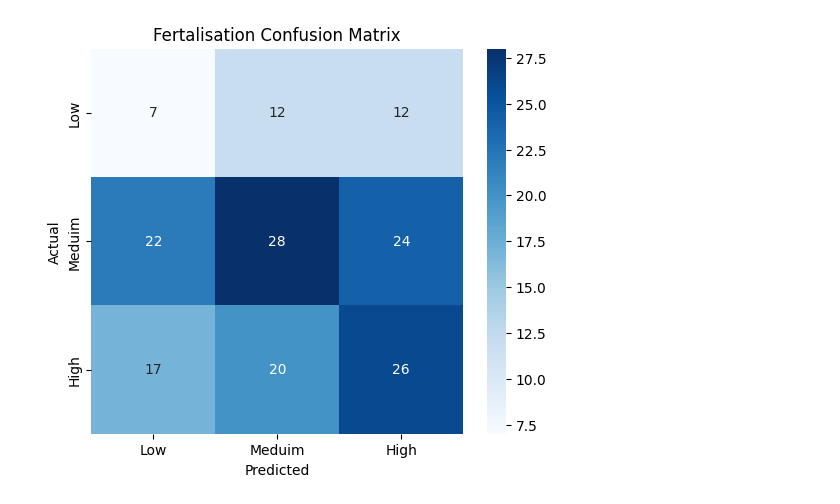
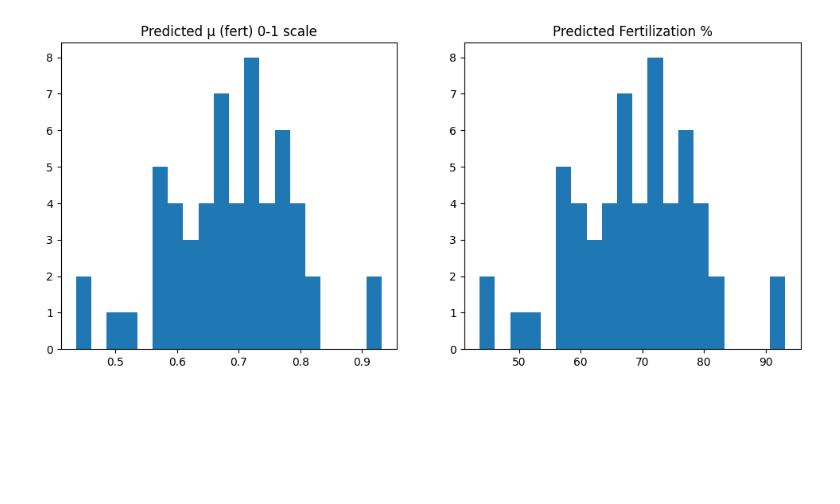
Before and after one commit to YaasinCole/Blast_Fert_Predict_Model, a Jupyter notebook: Blast_Fert_Predict_Model.ipynb, the cells around one changed output. Drawn from its saved outputs; the diff is of its cells as text; code cells hidden in the pictures; blank space fills up the shorter version.

Commit message:
best overall Model Performace 13/10/2025

```diff
--- a/Blast_Fert_Predict_Model.ipynb
+++ b/Blast_Fert_Predict_Model.ipynb
@@ -477,9 +563,8 @@ print("Training Fertilization Model...")
 fert_history = fert_model.fit(
     x_train_scaled, y_fert_train,
     validation_data=(x_val_scaled, y_fert_val),
-    epochs=100,
-    batch_size=32,
-    class_weight=fert_class_weight_dict,
+    epochs=200,
+    batch_size=HP["batch_size"],
     callbacks=fert_callbacks,
     verbose=1
 )
@@ -488,9 +573,8 @@ print("\nTraining Blastulation Model...")
 blast_history = blast_model.fit(
     x_train_scaled, y_blast_train,
     validation_data=(x_val_scaled, y_blast_val),
-    epochs=100,
-    batch_size=32,
-    class_weight=blast_class_weight_dict,
+    epochs=200,
+    batch_size=HP["batch_size"],
     callbacks=blast_callbacks,
     verbose=1
 )
@@ -515,43 +599,45 @@ Restoring model weights from the end of the best epoch: 14.
 # %%
-##CONFUSION MATRIX
+# --- Scale model outputs to realistic 0-100% range ---
+
+# Option 1: fixed range
+y_min_fert, y_max_fert = 0, 100
+y_min_blast, y_max_blast = 0, 100
+
+# 1. Get mu predictions from models
+y_pred_mu_fert = fert_model.predict(x_val_scaled)[:, 0]
+evaluate_percent(y_fert_val, y_pred_mu_fert, name="Fert (val)")
+
+y_pred_mu_blast = blast_model.predict(x_val_scaled)[:, 0]
+evaluate_percent(y_blast_val, y_pred_mu_blast, name="blast (val)")
+
+# 2. Scale to percentage
+y_pred_percent_fert = y_min_fert + (y_max_fert - y_min_fert) * y_pred_mu_fert
+y_pred_percent_blast = y_min_blast + (y_max_blast - y_min_blast) * y_pred_mu_blast
+
+# 3. Check distributions
 import matplotlib.pyplot as plt
-import seaborn as sns
-from sklearn.metrics import confusion_matrix, ConfusionMatrixDisplay
 
-## Getting the predictions on the validation set
-y_fert_pred_prob = fert_model.predict(x_val_scaled)
-y_fert_pred = y_fert_pred_prob.argmax(axis=1)
-
-#Computing the confusion matrix for fertilisation
-confmat_fert= confusion_matrix(y_fert_val, y_fert_pred)
-
-##Plotting and creating the confusion matrix
-plt.figure(figsize=(6,5))
-sns.heatmap(confmat_fert , annot=True, fmt='d', cmap='Blues',
-           xticklabels=['Low','Meduim','High'],
-           yticklabels=['Low','Meduim','High'])
-plt.xlabel("Predicted")
-plt.ylabel("Actual")
-plt.title("Fertalisation Confusion Matrix")
-plt.savefig("confusion_matrix_fert.png", dpi=300, bbox_inches="tight")
+# Fertilization
+plt.figure(figsize=(12,5))
+plt.subplot(1,2,1)
+plt.hist(y_pred_mu_fert, bins=20)
+plt.title("Predicted μ (fert) 0-1 scale")
+plt.subplot(1,2,2)
+plt.hist(y_pred_percent_fert, bins=20)
+plt.title("Predicted Fertilization %")
 plt.show()
 
+# Blastulation
+plt.figure(figsize=(12,5))
+plt.subplot(1,2,1)
+plt.hist(y_pred_mu_blast, bins=20)
+plt.title("Predicted μ (blast) 0-1 scale")
+plt.subplot(1,2,2)
+plt.hist(y_pred_percent_blast, bins=20)
+plt.title("Predicted Blastulation %")
+plt.show()
 
-## Getting the predictions on the validation set
-y_blast_pred_prob = blast_model.predict(x_val_scaled)
-y_blast_pred = y_blast_pred_prob.argmax(axis=1)
-
-#Computing the confusion matrix for fertalisation
-confmat_blast= confusion_matrix(y_blast_val, y_blast_pred)
-
-##Plotting and creating the confusion matrix
-plt.figure(figsize=(6,5))
-sns.heatmap(confmat_blast , annot=True, fmt='d', cmap='Blues',
-           xticklabels=['Low','Meduim','High'],
-           yticklabels=['Low','Meduim','High'])
-plt.xlabel("Predicted")
-plt.ylabel("Actual")
-plt.title("Blastulation Confusion Matrix")
-plt.savefig("confusion_matrix_blast.png", dpi=300, bbox_inches="tight")
-plt.show()
+# Print summary stats
+print("Fertilization (%) - min, max, mean:", y_pred_percent_fert.min(), y_pred_percent_fert.max(), np.mean(y_pred_percent_fert))
+print("Blastulation (%) - min, max, mean:", y_pred_percent_blast.min(), y_pred_percent_blast.max(), np.mean(y_pred_percent_blast))
 # %% [output]
@@ -559 +648 @@ plt.show()
-[figure, old version]
+[figure, new version]
```
Also changed, not shown: parts of 12 cells of this notebook, 59 other files.
